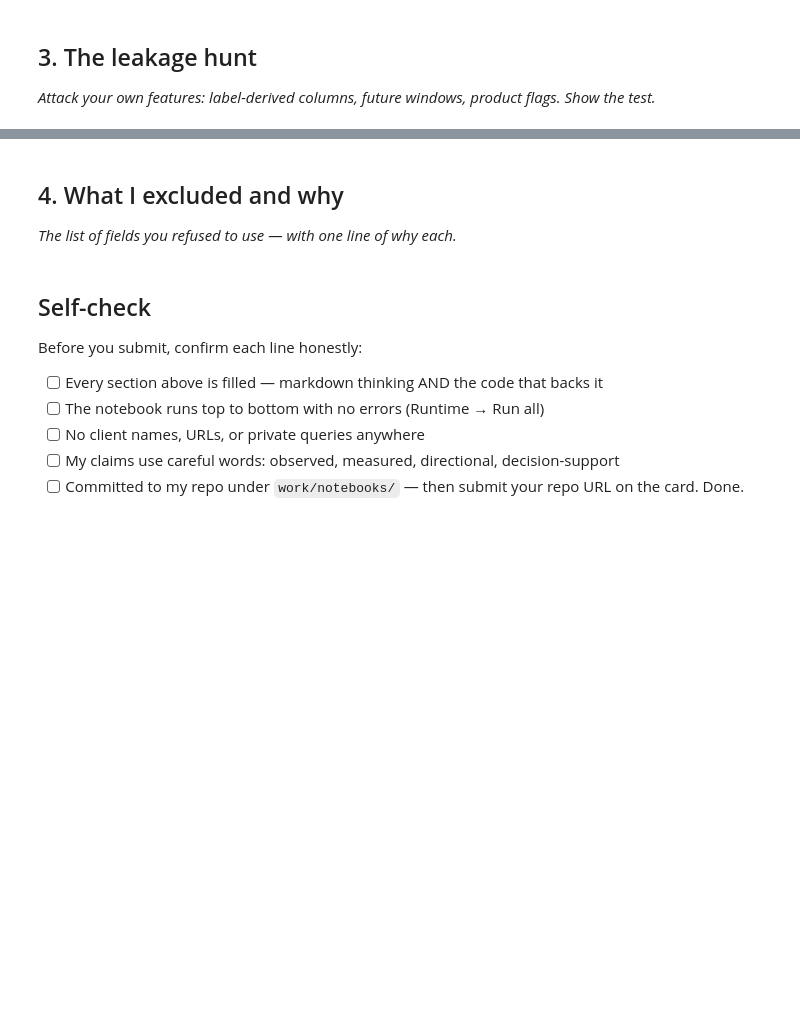
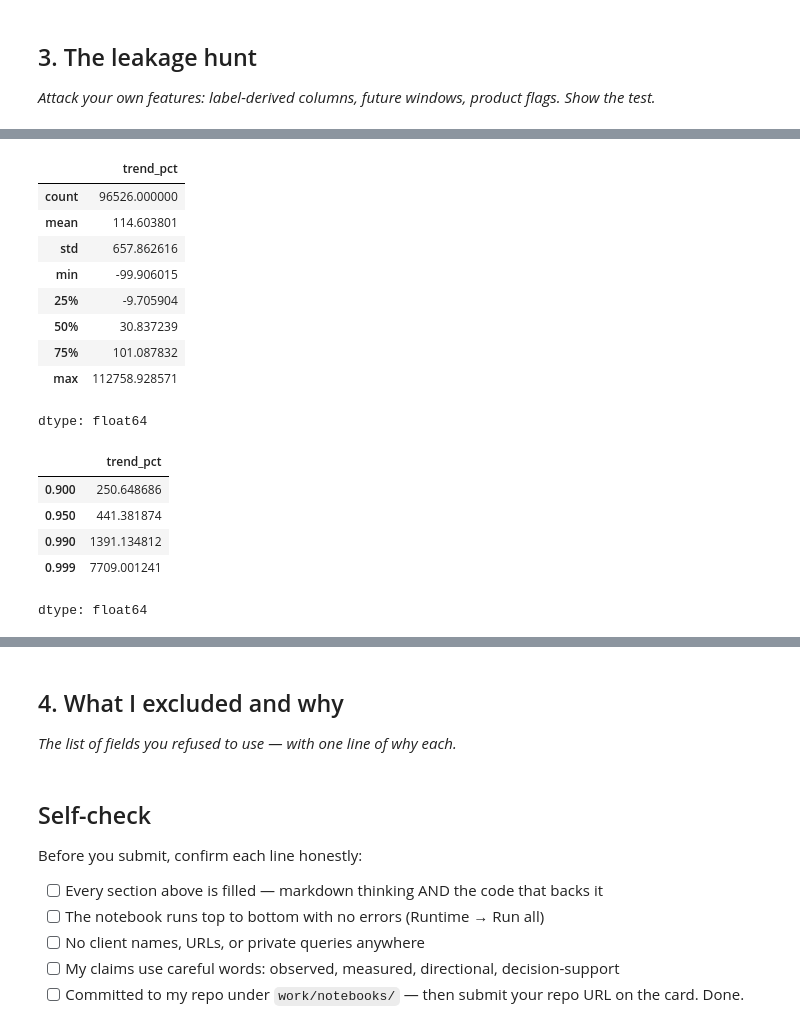
Before and after one commit to ammar-aa/Fly_rank_internship_repo, a Jupyter notebook: work/notebooks/w03_feature_leakage_check.ipynb, the cells around one changed output, grey strips where cells are left out. Drawn from its saved outputs; the diff is of its cells as text; code cells hidden in the pictures; blank space fills up the shorter version.

```diff
--- a/work/notebooks/w03_feature_leakage_check.ipynb
+++ b/work/notebooks/w03_feature_leakage_check.ipynb
@@ -127,0 +157,20 @@ Available when?: this is a static content-level attribute from dim_content, not
+# %%
+display(trend_df['trend_pct'].describe(),
+trend_df['trend_pct'].quantile([0.9, 0.95, 0.99, 0.999]))
+# %% [output]
+|  | trend_pct |
+| count | 96526.000000 |
+| mean | 114.603801 |
+| std | 657.862616 |
+| min | -99.906015 |
+| 25% | -9.705904 |
+| 50% | 30.837239 |
+| 75% | 101.087832 |
+| max | 112758.928571 |
+dtype: float64
+|  | trend_pct |
+| 0.900 | 250.648686 |
+| 0.950 | 441.381874 |
+| 0.990 | 1391.134812 |
+| 0.999 | 7709.001241 |
+dtype: float64
```
Also changed, not shown: parts of 11 cells of this notebook.
